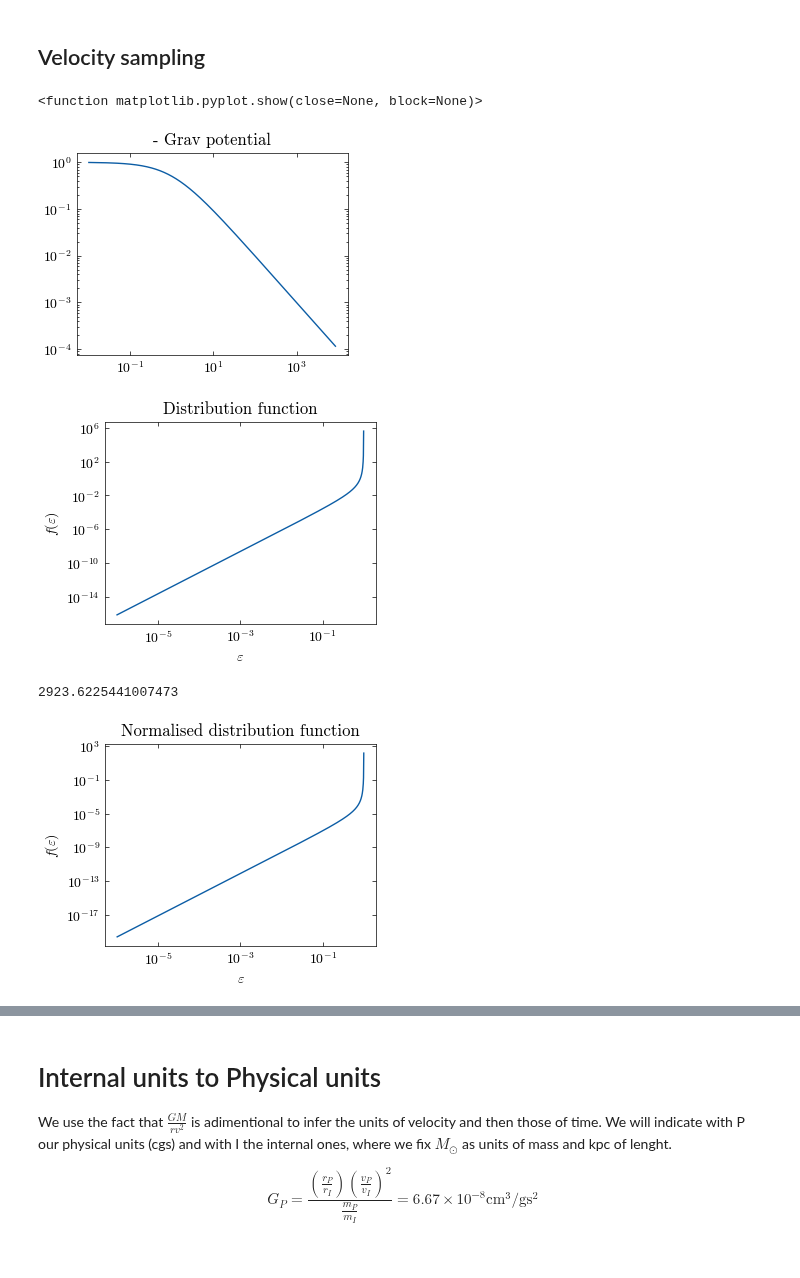
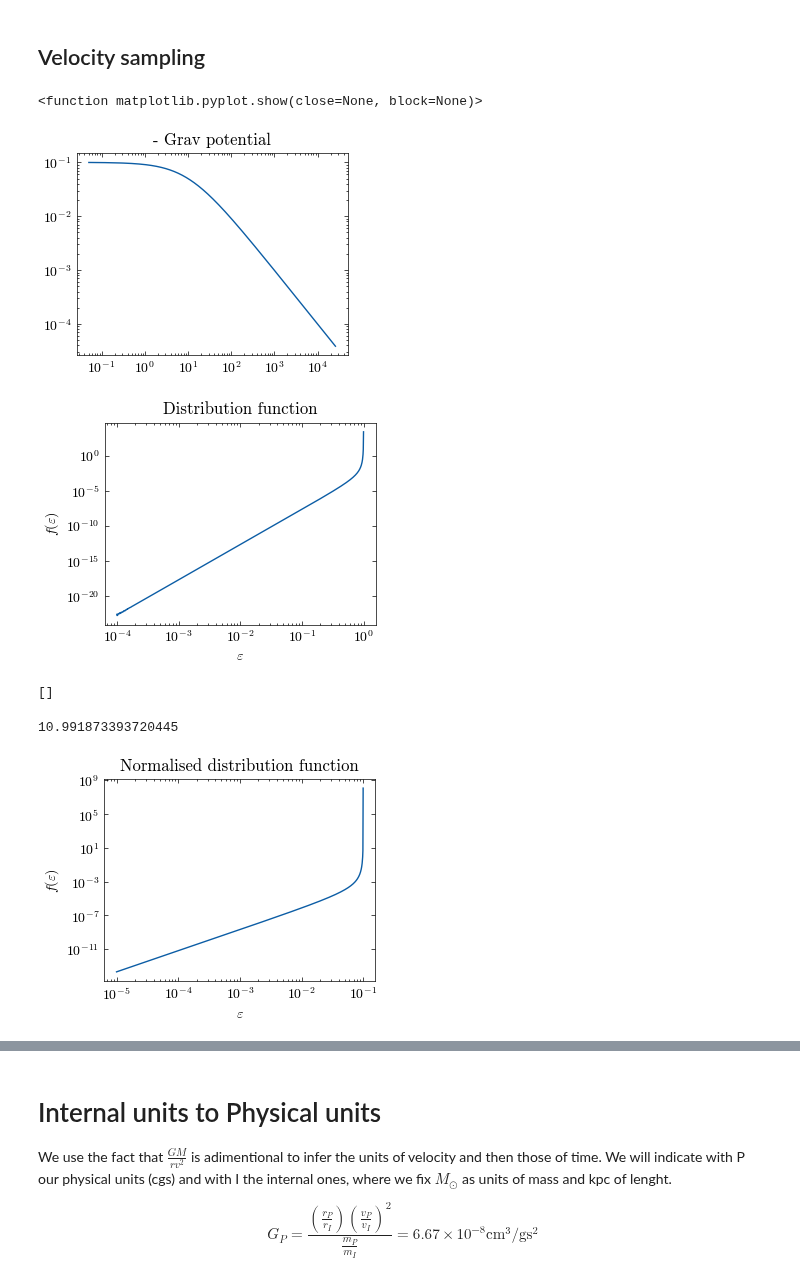
Before and after one commit to lisam10/stellar_systems_dynamics2024, a Jupyter notebook: final_exercise/Hernquist_new.ipynb, the cells around one changed output, grey strips where cells are left out. Saved outputs shown, nothing was run; the diff lists cells and outputs as text; code cells hidden in the pictures.

```diff
--- a/final_exercise/Hernquist_new.ipynb
+++ b/final_exercise/Hernquist_new.ipynb
@@ -25,7 +25,7 @@ plt.style.use(['science', 'no-latex'])
 ## Initialization
 # %%
 n = 5000 #number of particles
-a = 1 #scale radius
+a = 10 #scale radius
 M = 1 #each particle has a mass = M/n in internal units
 n_dim = 3
 # %% [markdown]
@@ -135,16 +135,18 @@ plt.loglog()
 # %% [markdown]
 ## Velocity sampling
 # %%
-def distribution_function(eps):
-    factor = 1/(8 * np.sqrt(2) * np.pi**3)
-    term_1 = (np.sqrt(eps) * (1 - 2*eps) * (8*eps**2 -8*eps -3)) / (1 - eps)**2
-    term_2 = (3 * np.arcsin(np.sqrt(eps))) / (1-eps)**2.5
-    return factor * (term_1 + term_2)
-
-
 def compute_potential(radius):
     return - M / (radius + a)
 
+def distribution_function(eps):
+    v_g = np.sqrt(M/a)
+    factor_1 = M/(8 * np.sqrt(2) * np.pi**3 * a**3 * v_g**3)
+    factor_2 = 1 / (1-eps**2)**(5/2)
+    term_1 = (3 * np.arcsin(eps))
+    term_2 = eps * np.sqrt(1-eps**2) * (1-2*eps**2) * (8*eps**4 - 8*eps**2 - 3)
+
+    return factor_1 * factor_2 * (term_1 + term_2)
+
 def v_escape(radius):
     return np.sqrt(- 2 * compute_potential(radius))
 # %%
@@ -156,9 +158,9 @@ plt.loglog()
 plt.show
 # %% [output]
 <function matplotlib.pyplot.show(close=None, block=None)>
-[figure, old version]
+[figure, new version]
 # %%
-eps_values = np.geomspace(0.000001, 0.999, 1000)
+eps_values = np.geomspace(0.0001, 0.999, 1000)
 f_values = distribution_function(eps_values)
 
 norm = np.trapezoid(f_values, eps_values)
@@ -170,26 +172,31 @@ plt.title('Distribution function')
 plt.loglog()
 plt.show()
 # %% [output]
-[figure, old version]
+[figure, new version]
+# %%
+print(f_values[f_values<0])
+# %% [output]
+[]
 # %%
 print(norm)
 # %% [output]
-2923.6225441007473
+10.991873393720445
 # %%
 def df_norm(eps):
+    eps = np.sqrt(- eps / compute_potential(0) )
     return distribution_function(eps)/norm
 # %%
-eps_values = np.geomspace(0.000001, 0.999, 1000)
+eps_values = np.geomspace(0.00001, - 0.99999 * compute_potential(0), 1000)
 f_values = df_norm(eps_values)
 
 plt.plot(eps_values, f_values)
 plt.xlabel(r'$\varepsilon$')
 plt.ylabel(r'$f(\varepsilon)$')
 plt.title('Normalised distribution function')
 plt.loglog()
 plt.show()
 # %% [output]
-[figure, old version]
+[figure, new version]
 # %%
 from tqdm import tqdm
 # %%
```
Also changed, not shown: parts of 20 cells of this notebook, 1 other file.
